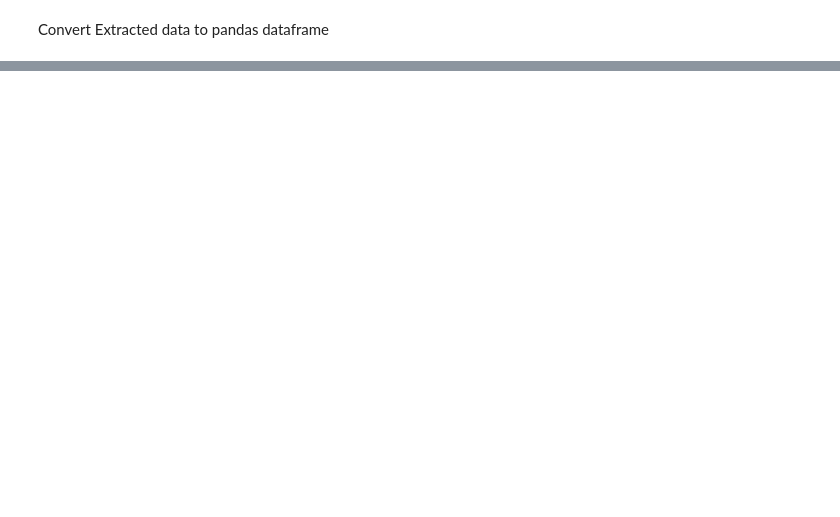
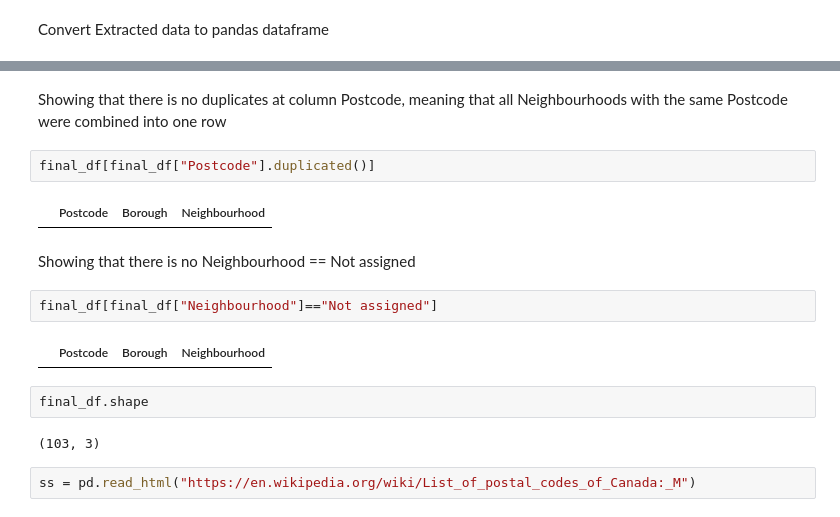
Before and after one commit to AwabHabal/Coursera_Capstone_Project, a Jupyter notebook: Neighborhoods_in_Toronto copy 1.ipynb, the cells around one changed output, grey strips where cells are left out. Drawn from its saved outputs; the diff is of its cells as text; blank space fills up the shorter version.

```diff
--- a/Neighborhoods_in_Toronto copy 1.ipynb
+++ b/Neighborhoods_in_Toronto copy 1.ipynb
@@ -183,0 +201,18 @@ df_nbrs.head(30)
+# %% [markdown]
+Showing that there is no duplicates at column Postcode, meaning that all Neighbourhoods with the same Postcode were combined into one row
+# %%
+final_df[final_df["Postcode"].duplicated()]
+# %% [output]
+|  | Postcode | Borough | Neighbourhood |
+# %% [markdown]
+Showing that there is no Neighbourhood == Not assigned
+# %%
+final_df[final_df["Neighbourhood"]=="Not assigned"]
+# %% [output]
+|  | Postcode | Borough | Neighbourhood |
+# %%
+final_df.shape
+# %% [output]
+(103, 3)
+# %%
+ss = pd.read_html("https://en.wikipedia.org/wiki/List_of_postal_codes_of_Canada:_M")
```
Also changed, not shown: parts of 19 cells of this notebook.
